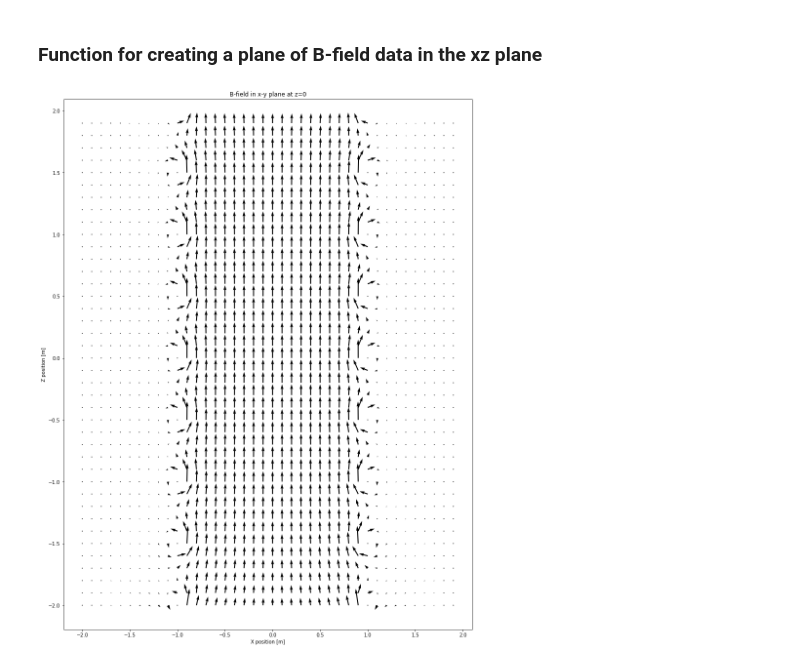
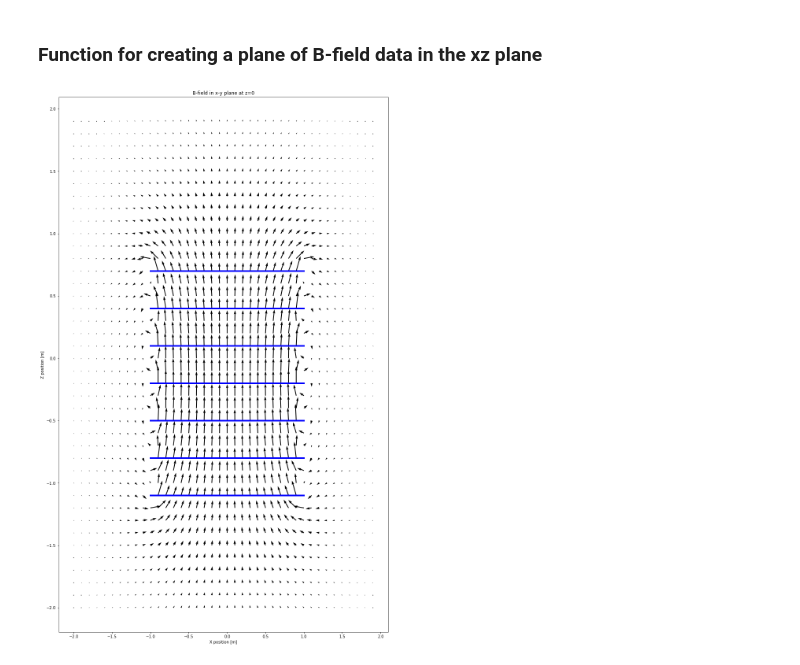
Before and after one commit to rylittle13/Physics260FinalProject, a Jupyter notebook: Solenoid.ipynb, the cells around one changed output. Saved outputs shown, nothing was run; the diff lists cells and outputs as text; code cells hidden in the pictures.

Commit message:
Rings added

```diff
--- a/Solenoid.ipynb
+++ b/Solenoid.ipynb
@@ -89,13 +115,15 @@ z_pos = 0
 I = 10
 ## whew that's a lot of parameters
 
+plt.figure(figsize=(15,25))
+
 m = 0
-num_rings = 10
+num_rings = 7
 #ring_gap = 0.5
 Bx = 0
 By = 0
 Bz = 0
-z_pos = -2
+z_pos = -1.1
 while(m < num_rings):
     Bx_temp,By_temp,Bz_temp = B_xz_plane(x_min,x_max,z_min,z_max,
                           x_step, z_step, y_value,R_loop,
@@ -104,7 +132,8 @@ while(m < num_rings):
     By += By_temp
     Bz += Bz_temp
     m += 1
-    z_pos += .5
+    plt.plot([-1,1],[z_pos,z_pos], linewidth = 4.0, c = 'b')
+    z_pos += .3
 
 '''
 Bx1,By1,Bz1 = B_xz_plane(x_min,x_max,z_min,z_max,
@@ -121,33 +150,36 @@ Bx2,By2,Bz2 = B_xz_plane(x_min,x_max,z_min,z_max,
 
 Bx = Bx1 + Bx2
 By = By1 + By2
 Bz = Bz1 + Bz2
 '''
 
 B_mag = np.sqrt(Bx**2 + Bz**2) #np.sqrt(Bx**2 + Bz**2)
 
 ok = np.ones((np.size(z_range),np.size(x_range)))
 i = 0
 while (i < np.size(x_range)):
     n = 0
     while (n < np.size(z_range)):
         if(B_mag[n,i] > np.max(B_mag)/2):
             ok[n,i] = 0
         n += 1
     i += 1
 
 ## strictly for plotting
 x_range = np.arange(x_min, x_max, x_step)
 z_range = np.arange(z_min, z_max, z_step)
 X_mesh, Z_mesh = np.meshgrid(x_range, z_range)
 
-plt.figure(figsize=(15,20))
 
-qplot = plt.quiver(X_mesh, Z_mesh, ok*Bx, ok*Bz, units = 'width')
+
+
+
+
+qplot = plt.quiver(X_mesh, Z_mesh, ok*Bx, ok*Bz)
 plt.title('B-field in x-y plane at z=0')
 plt.ylabel('Z position [m]')
 plt.xlabel('X position [m]')
 plt.set_cmap('coolwarm')
 plt.show()
 # %% [output]
-[figure, old version]
+[figure, new version]
```
Also changed, not shown: parts of 2 cells of this notebook.
